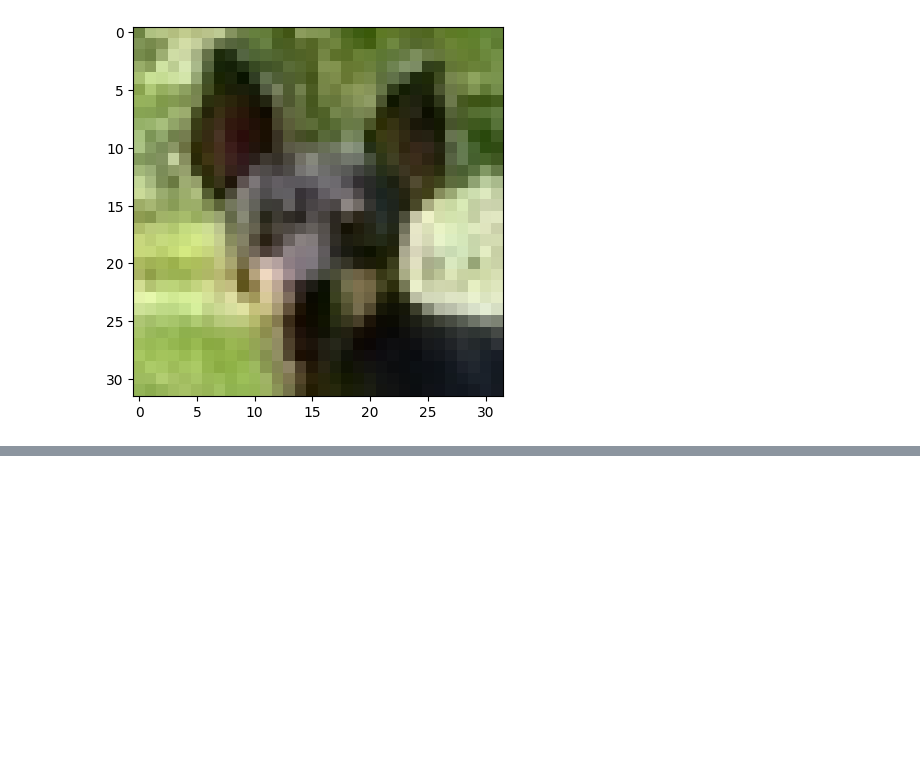
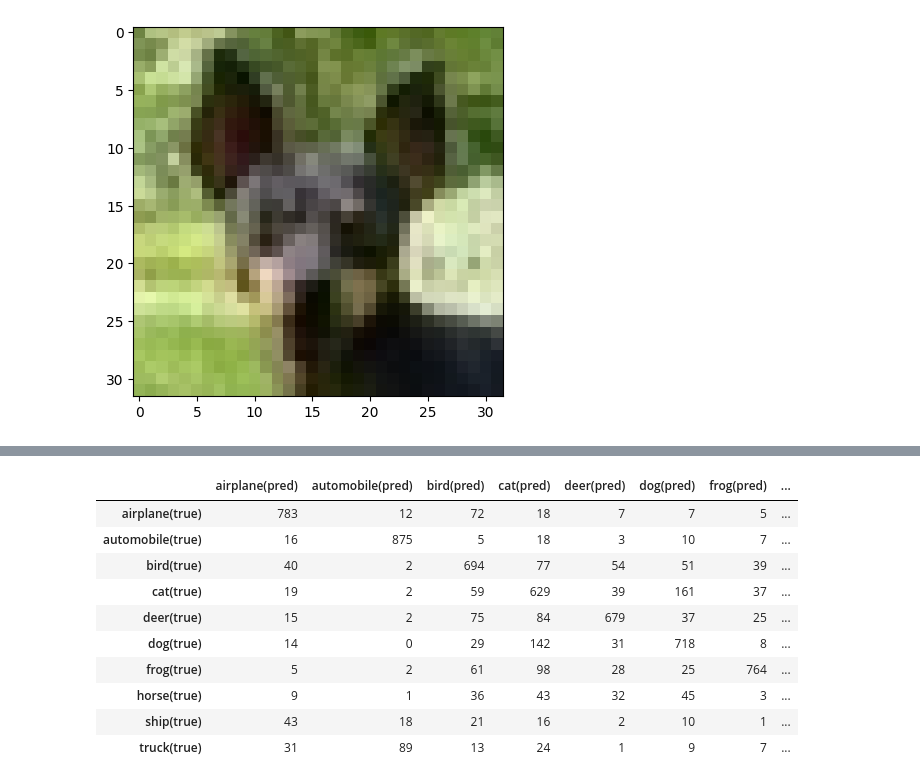
Before and after one commit to Aries1975/tibaml0315, a Jupyter notebook: cnn.ipynb, the cells around one changed output, grey strips where cells are left out. Cells and saved outputs as stored; diff of their text form; code cells hidden in the pictures; blank space fills up the shorter version.

```diff
--- a/cnn.ipynb
+++ b/cnn.ipynb
@@ -84,2 +86,24 @@ Trainable params: 373,386
 Non-trainable params: 0
 _________________________________________________________________
+# %%
+# x: 0~1
+# y: 配合loss這邊做Sparse
+x_train_norm = x_train / 255.0
+x_test_norm = x_test / 255.0
+# %%
+from tensorflow.keras.losses import SparseCategoricalCrossentropy
+model.compile(loss=SparseCategoricalCrossentropy(),
+       metrics=["accuracy"],
+       optimizer="adam")
+# %%
+from tensorflow.keras.callbacks import EarlyStopping, ModelCheckpoint
+c = [
+    ModelCheckpoint("cnn.h5", save_best_only=True),
+    EarlyStopping(patience=5, restore_best_weights=True)
+]
+model.fit(x_train_norm,
+     y_train,
+     batch_size=100,
+     epochs=40,
+     validation_split=0.1,
+     callbacks=c)
@@ -85,0 +134,8 @@ _________________________________________________________________
+# %%
+from sklearn.metrics import confusion_matrix
+pre = model.predict(x_test_norm).argmax(axis=1)
+mat = confusion_matrix(y_test, pre)
+pd.DataFrame(mat,
+       index=["{}(true)".format(trans[i]) for i in range(10)],
+       columns=["{}(pred)".format(trans[i]) for i in range(10)])
+# %% [output]
@@ -85,0 +143,11 @@ _________________________________________________________________
+|  | airplane(pred) | automobile(pred) | bird(pred) | cat(pred) | deer(pred) | dog(pred) | frog(pred) | ... |
+| airplane(true) | 783 | 12 | 72 | 18 | 7 | 7 | 5 | ... |
+| automobile(true) | 16 | 875 | 5 | 18 | 3 | 10 | 7 | ... |
+| bird(true) | 40 | 2 | 694 | 77 | 54 | 51 | 39 | ... |
+| cat(true) | 19 | 2 | 59 | 629 | 39 | 161 | 37 | ... |
+| deer(true) | 15 | 2 | 75 | 84 | 679 | 37 | 25 | ... |
+| dog(true) | 14 | 0 | 29 | 142 | 31 | 718 | 8 | ... |
+| frog(true) | 5 | 2 | 61 | 98 | 28 | 25 | 764 | ... |
+| horse(true) | 9 | 1 | 36 | 43 | 32 | 45 | 3 | ... |
+| ship(true) | 43 | 18 | 21 | 16 | 2 | 10 | 1 | ... |
+| truck(true) | 31 | 89 | 13 | 24 | 1 | 9 | 7 | ... |
```
Also changed, not shown: parts of 7 cells of this notebook.
